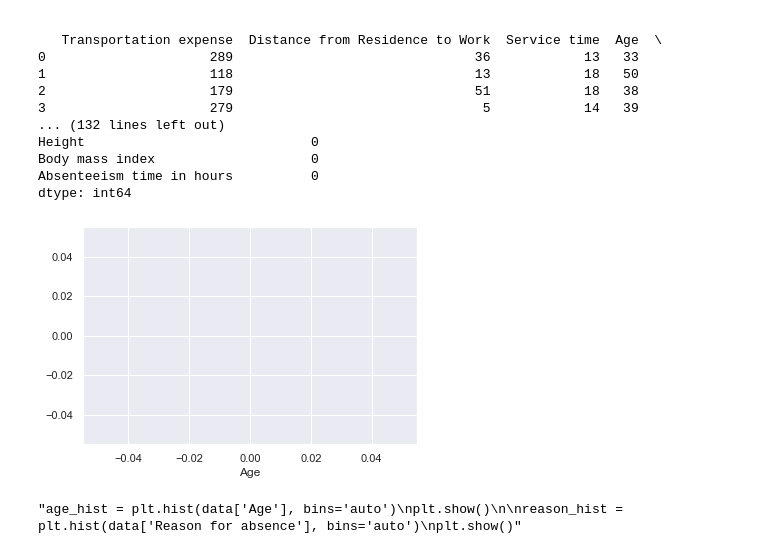
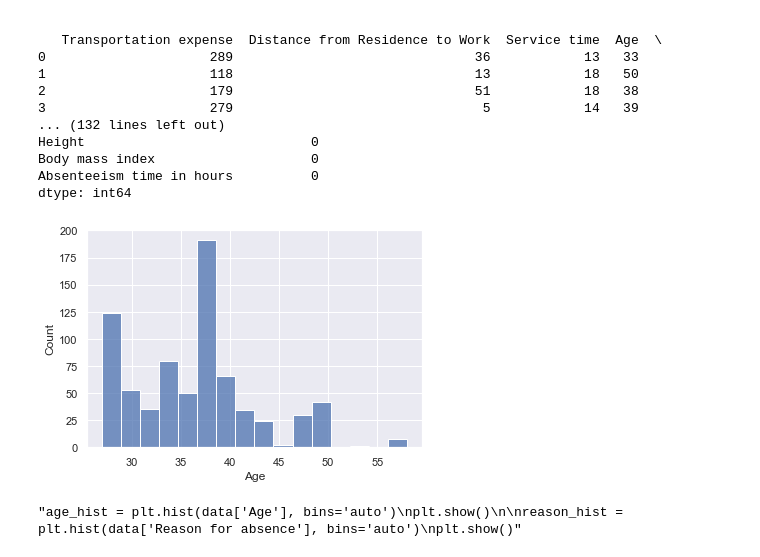
Before and after one commit to TomPMcGuire37/absenteeism, a Jupyter notebook: code_notebook.ipynb, the cells around one changed output. Drawn from its saved outputs; the diff is of its cells as text; code cells hidden in the pictures.

Commit message:
Finally got the seaborn plot to show up

```diff
--- a/code_notebook.ipynb
+++ b/code_notebook.ipynb
@@ -2,9 +2,10 @@
 import numpy as np
 import pandas as pd
 import matplotlib.pyplot as plt
+%matplotlib inline
 import seaborn as sns
 
-data=pd.read_csv('C:/Users/Tom/git/pythonProject/absenteeism/Absenteeism_at_work.csv', index_col=False, sep=';')
+data=pd.read_csv('C:/Users/Tom/git/pythonProject/absenteeism/Absenteeism_at_work.csv', sep=';')
 
 print(data.head())
 print(data.info())
@@ -30,14 +31,14 @@ Absenteeism time in hours          0
 dtype: int64
 # %%
 sns.set_theme(style="darkgrid")
-sea_age = sns.scatterplot(x=data['Age'])
+sea_age = sns.histplot(x=data['Age'])
 plt.show()
 
 """age_hist = plt.hist(data['Age'], bins='auto')
 plt.show()
 
 reason_hist = plt.hist(data['Reason for absence'], bins='auto')
 plt.show()"""
 # %% [output]
-[figure, old version]
+[figure, new version]
 "age_hist = plt.hist(data['Age'], bins='auto')\nplt.show()\n\nreason_hist = plt.hist(data['Reason for absence'], bins='auto')\nplt.show()"
```
